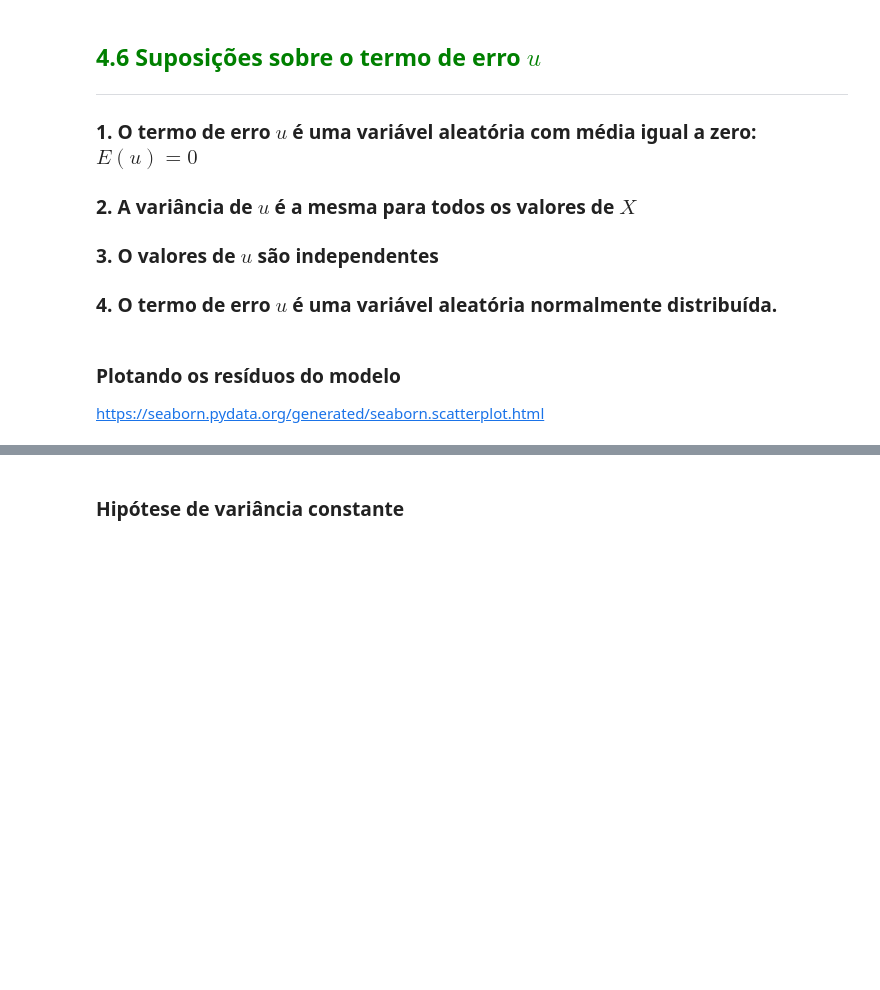
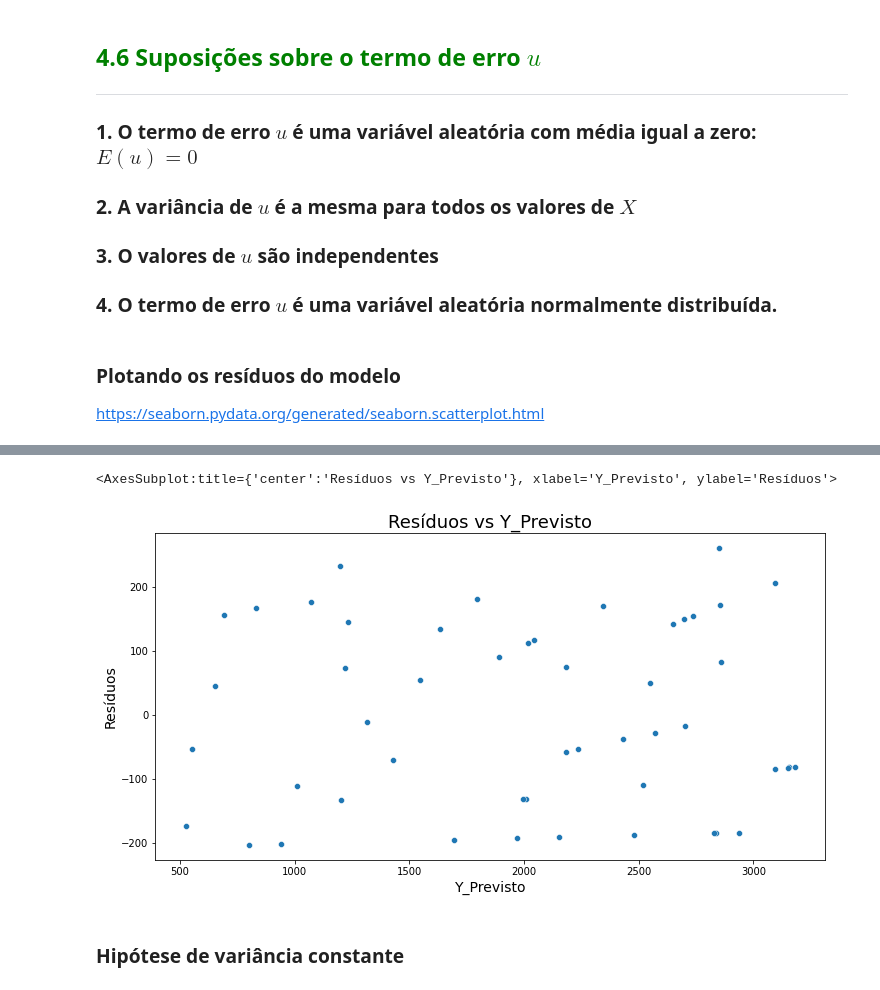
Before and after one commit to wiliands/estatistica_python, a Jupyter notebook: 05 - Correlacao_Regressao/Curso_de_Estatística_Parte_4.ipynb, the cells around one changed output, grey strips where cells are left out. Saved outputs shown, nothing was run; the diff lists cells and outputs as text; code cells hidden in the pictures; blank space fills up the shorter version.

```diff
--- a/05 - Correlacao_Regressao/Curso_de_Estatística_Parte_4.ipynb
+++ b/05 - Correlacao_Regressao/Curso_de_Estatística_Parte_4.ipynb
@@ -875,3 +919,13 @@ https://seaborn.pydata.org/generated/seaborn.scatterplot.html
+# %%
+ax = sns.scatterplot(x=dataset.Y_previsto, y=dataset.Residuos)
+ax.figure.set_size_inches(12, 6)
+ax.set_title('Resíduos vs Y_Previsto', fontsize=18)
+ax.set_xlabel('Y_Previsto', fontsize=14)
+ax.set_ylabel('Resíduos', fontsize=14)
+ax
+# %% [output]
+<AxesSubplot:title={'center':'Resíduos vs Y_Previsto'}, xlabel='Y_Previsto', ylabel='Resíduos'>
+[figure, added]
 # %% [markdown]
 ### Hipótese de variância constante
 # %% [markdown]
```
Also changed, not shown: parts of 43 cells of this notebook, 1 other file.
